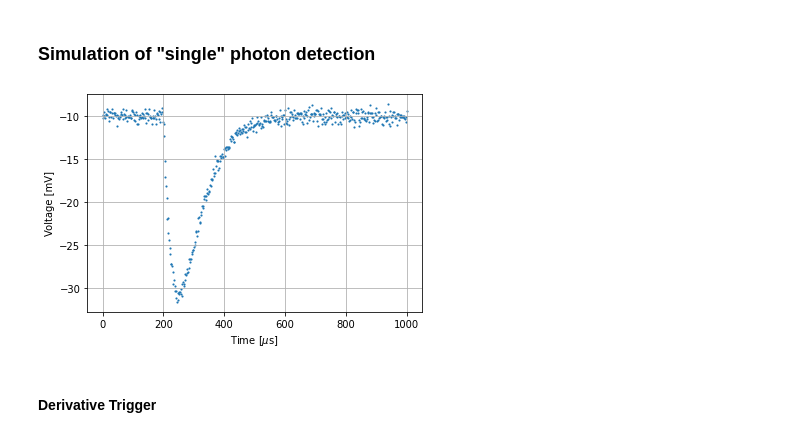
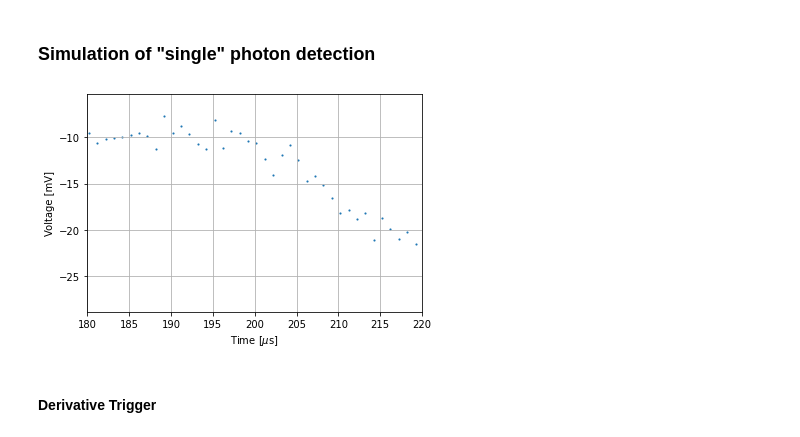
Before and after one commit to biqute/QTLab2122, a Jupyter notebook: SingleIRsource/simulated/simulation.ipynb, the cells around one changed output. Saved outputs shown, nothing was run; the diff lists cells and outputs as text; code cells hidden in the pictures.

```diff
--- a/SingleIRsource/simulated/simulation.ipynb
+++ b/SingleIRsource/simulated/simulation.ipynb
@@ -3,30 +3,31 @@
 # %%
 import numpy as np
 import matplotlib.pyplot as plt
 from scipy.signal import savgol_filter
 from random import randint, uniform
 
 def gen_signal(x=np.linspace(0,1000,2000), baseline=0, amplitude=140, rise_time=40, decay_time=60, pulse_start=200, noise_lev=0.5):
     signal = baseline+1*amplitude*(np.exp(-x/rise_time)-np.exp((-x/decay_time)))
     signal = np.interp(x, x+pulse_start, signal)
     noise = np.random.normal(scale=noise_lev, size=len(signal))
 
     return signal+noise
 
-time = np.linspace(0,1000,500)
-signal = gen_signal(baseline=-10, x=time)
+time = np.linspace(0,1000,1000)
+#signal = gen_signal(baseline=-10, x=time)
+signal = gen_signal(baseline=-10, x=time, amplitude=100, noise_lev=1)
 noise = np.random.normal(scale=0.5, size=len(signal))
 #clean_signal = gen_signal(baseline=-10, x=time, noise_lev=0)
 
 plt.scatter(time, signal, marker='.', s=5)
 #plt.scatter(time, clean_signal, color="r", marker='.', s=2)
 plt.xlabel('Time [$\mu$s]')
 plt.ylabel('Voltage [mV]')
-
+plt.xlim(180, 220)
 plt.grid()
 plt.show()
 # %% [output]
-[figure, old version]
+[figure, new version]
 # %% [markdown]
 <h4>Derivative Trigger</h4>
 # %%
```
Also changed, not shown: parts of 9 cells of this notebook, 3 other files.
